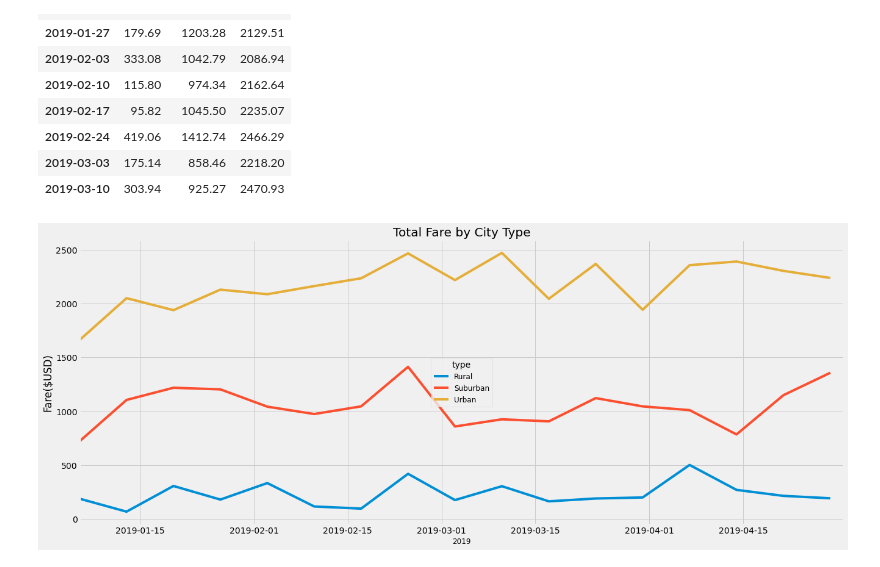
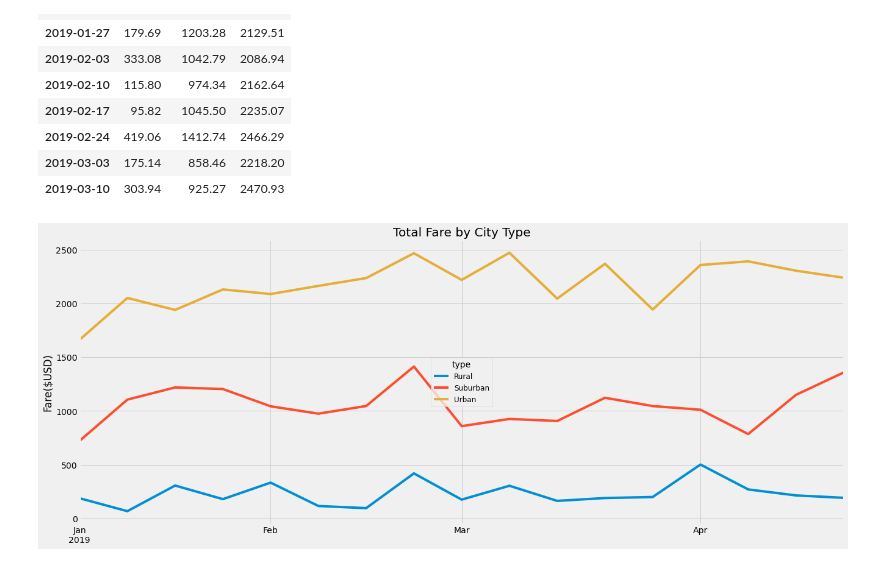
Before and after one commit to JagpreetBath/PyBer_Analysis, a Jupyter notebook: PyBer_Challenge.ipynb, the cells around one changed output. Drawn from its saved outputs; the diff is of its cells as text; code cells hidden in the pictures.

```diff
--- a/PyBer_Challenge.ipynb
+++ b/PyBer_Challenge.ipynb
@@ -236,26 +236,24 @@ Jan_Apr_2019_df.head(10)
 # %%
 # 16. Using the object-oriented interface method, plot the resample DataFrame using the df.plot() function.
 
 # Import the style from Matplotlib.
 from matplotlib import style
 # Use the graph style fivethirtyeight.
 style.use('fivethirtyeight')
 from datetime import datetime
 
-fig, ax = plt.subplots(figsize=(20, 8))
-ax.plot(Jan_Apr_2019_df)
-ax.set_xlim(datetime(2019,1,6),datetime(2019,4,30))
+ax = Jan_Apr_2019_df.plot(figsize=(20, 8))
 
 ax.set_title("Total Fare by City Type")
 ax.set_ylabel("Fare($USD)")
-ax.set_xlabel("2019", fontsize=12)
+ax.set_xlabel("")
 ax.legend(Jan_Apr_2019_df, fontsize="12", loc="center", title="type")
 
 #Change Date format
 
 # Save the figure.
 plt.savefig("analysis/PyBer_fare_summary.png")
 
 plt.show()
 # %% [output]
-[figure, old version]
+[figure, new version]
```
Also changed, not shown: 2 other files.
